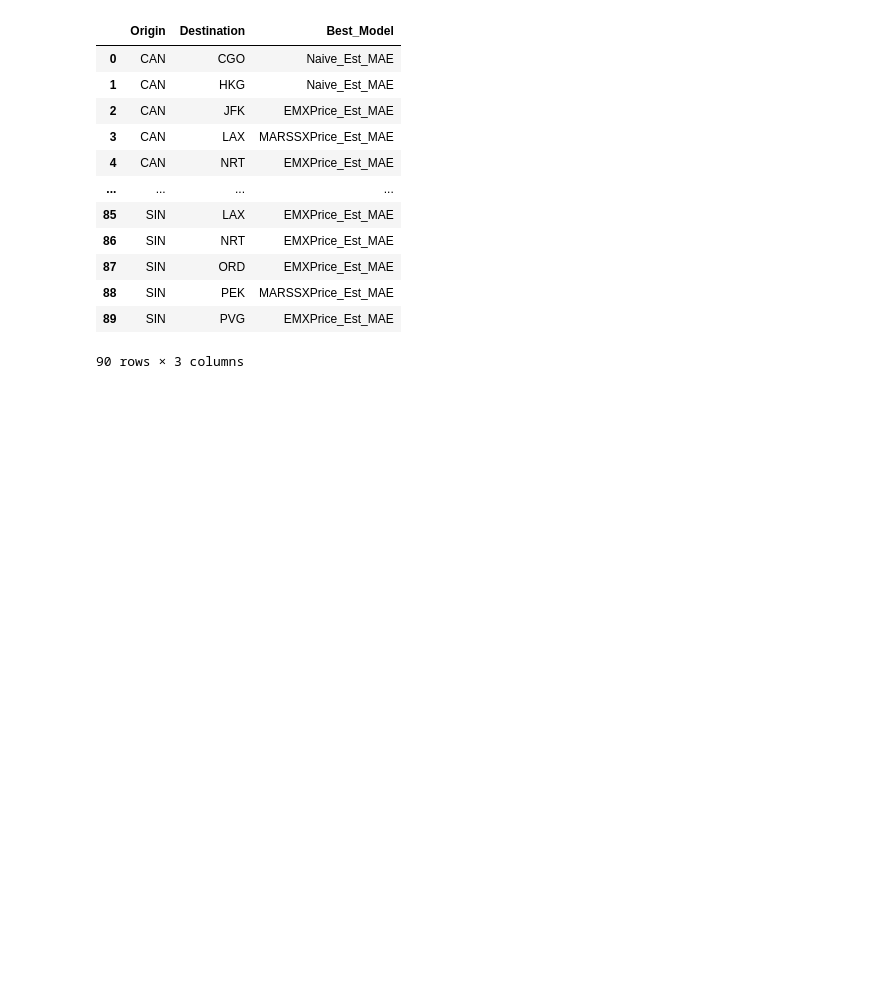
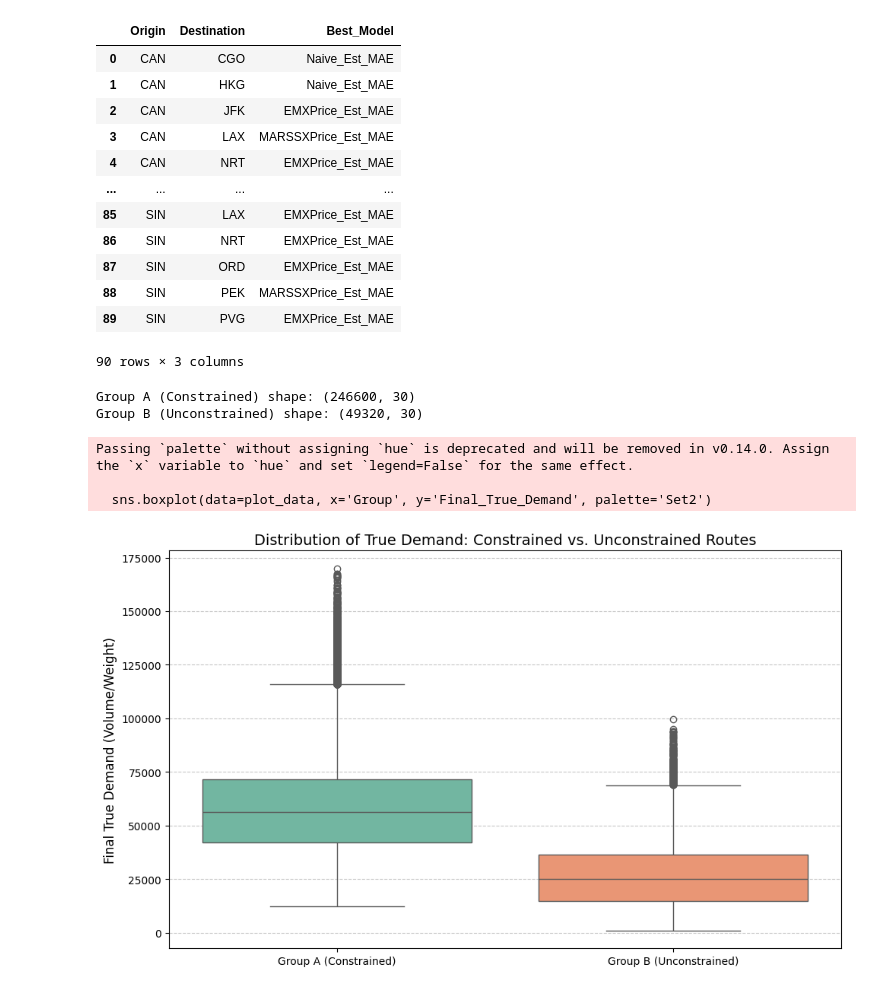
Before and after one commit to KorawutMing/AirCargoSynthesizedDataset, a Jupyter notebook: Unconstraining/batch_results.ipynb, the cells around one changed output. Drawn from its saved outputs; the diff is of its cells as text; code cells hidden in the pictures; blank space fills up the shorter version.

Commit message:
add visualizer results

```diff
--- a/Unconstraining/batch_results.ipynb
+++ b/Unconstraining/batch_results.ipynb
@@ -143,3 +177,52 @@ pair_df[["Origin", "Destination", "Best_Model"]]
 | 88 | SIN | PEK | MARSSXPrice_Est_MAE |
 | 89 | SIN | PVG | EMXPrice_Est_MAE |
 90 rows × 3 columns
+# %%
+# Create a mapping that checks if an OD pair was EVER censored
+od_censored_status = df_all.groupby(['Origin', 'Destination'])['Is_Censored'].any().reset_index()
+od_censored_status.rename(columns={'Is_Censored': 'Ever_Censored'}, inplace=True)
+
+# Merge this status back to the main DataFrame
+df_all = df_all.merge(od_censored_status, on=['Origin', 'Destination'])
+
+# Split into Group A (Constrained) and Group B (Unconstrained)
+group_a = df_all[df_all['Ever_Censored'] == True].copy()
+group_b = df_all[df_all['Ever_Censored'] == False].copy()
+
+# Optional: drop the helper column to keep things clean
+group_a.drop(columns=['Ever_Censored'], inplace=True)
+group_b.drop(columns=['Ever_Censored'], inplace=True)
+
+print(f"Group A (Constrained) shape: {group_a.shape}")
+print(f"Group B (Unconstrained) shape: {group_b.shape}")
+# %% [output]
+Group A (Constrained) shape: (246600, 30)
+Group B (Unconstrained) shape: (49320, 30)
+# %%
+import matplotlib.pyplot as plt
+import seaborn as sns
+
+# Create a combined temporary DataFrame just for the plot
+plot_data = pd.DataFrame({
+    'Group': ['Group A (Constrained)'] * len(group_a) + ['Group B (Unconstrained)'] * len(group_b),
+    'Final_True_Demand': pd.concat([group_a['Final_True_Demand'], group_b['Final_True_Demand']])
+})
+
+# Generate the boxplot
+plt.figure(figsize=(10, 6))
+sns.boxplot(data=plot_data, x='Group', y='Final_True_Demand', palette='Set2')
+
+# Add titles and labels
+plt.title('Distribution of True Demand: Constrained vs. Unconstrained Routes', fontsize=14)
+plt.ylabel('Final True Demand (Volume/Weight)', fontsize=12)
+plt.xlabel('')
+
+# Add a grid for easier reading
+plt.grid(axis='y', linestyle='--', alpha=0.7)
+plt.tight_layout()
+plt.show()
+# %% [output]
+Passing `palette` without assigning `hue` is deprecated and will be removed in v0.14.0. Assign the `x` variable to `hue` and set `legend=False` for the same effect.
+
+  sns.boxplot(data=plot_data, x='Group', y='Final_True_Demand', palette='Set2')
+[figure, added]
```
Also changed, not shown: parts of 1 cell of this notebook.
